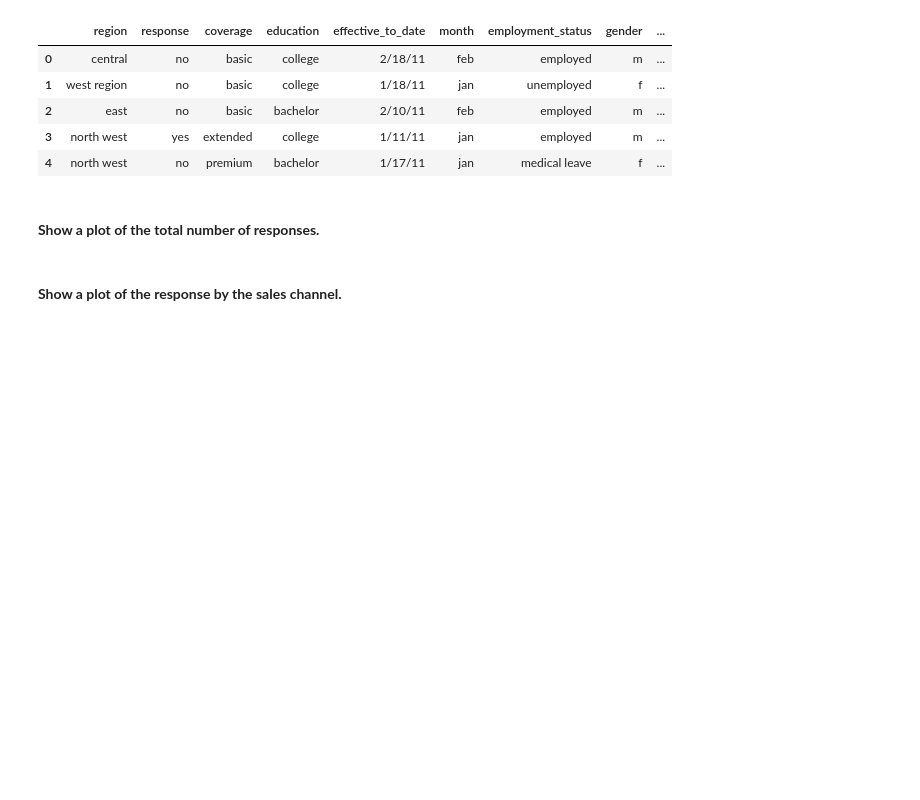
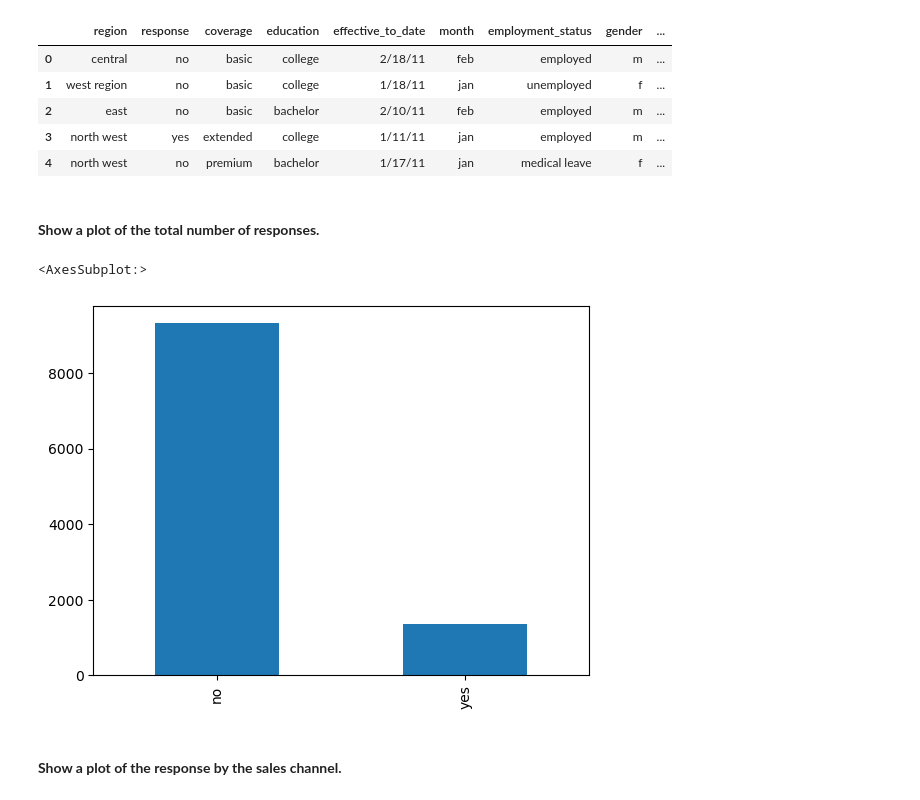
Before and after one commit to FredNurn/IronHack_DataLab_Frederik, a Jupyter notebook: Week 2/Customer_Analysis_Case_Study/CustomerAnalysis2.ipynb, the cells around one changed output. Saved outputs shown, nothing was run; the diff lists cells and outputs as text; code cells hidden in the pictures; blank space fills up the shorter version.

```diff
--- a/Week 2/Customer_Analysis_Case_Study/CustomerAnalysis2.ipynb
+++ b/Week 2/Customer_Analysis_Case_Study/CustomerAnalysis2.ipynb
@@ -226,6 +246,11 @@ categoricals_df.head()
 | 4 | north west | no | premium | bachelor | 1/17/11 | jan | medical leave | f | ... |
 # %% [markdown]
 **<br>Show a plot of the total number of responses.<br>**
+# %%
+basic_file['response'].value_counts().plot(kind='bar')
+# %% [output]
+<AxesSubplot:>
+[figure, added]
 # %% [markdown]
 **<br>Show a plot of the response by the sales channel.<br>**
 # %%
```
Also changed, not shown: parts of 5 cells of this notebook.
